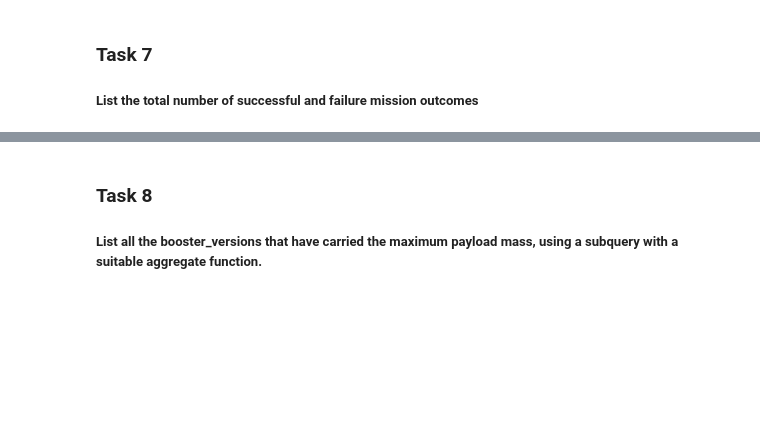
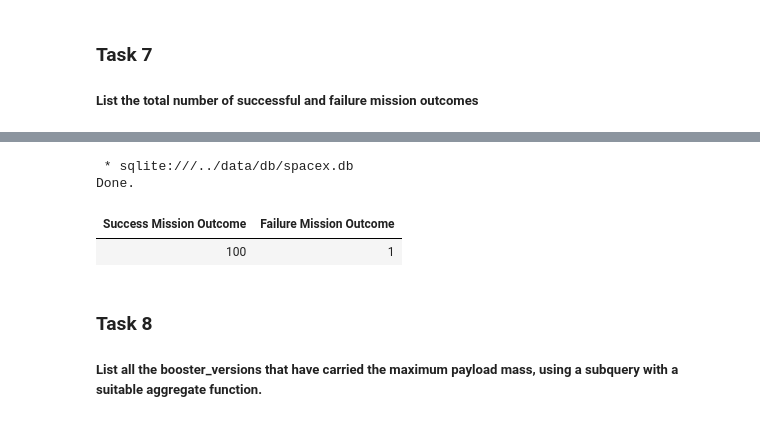
Before and after one commit to agnoevoy/spacex-capstone-project, a Jupyter notebook: notebooks/04_EDA_sql_coursera_sqllite.ipynb, the cells around one changed output, grey strips where cells are left out. Cells and saved outputs as stored; diff of their text form; code cells hidden in the pictures; blank space fills up the shorter version.

```diff
--- a/notebooks/04_EDA_sql_coursera_sqllite.ipynb
+++ b/notebooks/04_EDA_sql_coursera_sqllite.ipynb
@@ -210,3 +301,23 @@ _Hint:Use min function_
+# %%
+%%sql
+select
+(
+    select
+    count(*) as cnt
+    from SPACEXTABLE
+    where Mission_Outcome like '%Success%'
+    ) AS 'Success Mission Outcome'
+, (
+    select
+    count(*) as cnt
+    from SPACEXTABLE
+    where Mission_Outcome like 'Failure%'
+    ) AS 'Failure Mission Outcome'
+# %% [output]
+ * sqlite:///../data/db/spacex.db
+Done.
+| Success Mission Outcome | Failure Mission Outcome |
+| 100 | 1 |
 # %% [markdown]
 ### Task 8
 
```
Also changed, not shown: parts of 9 cells of this notebook.
